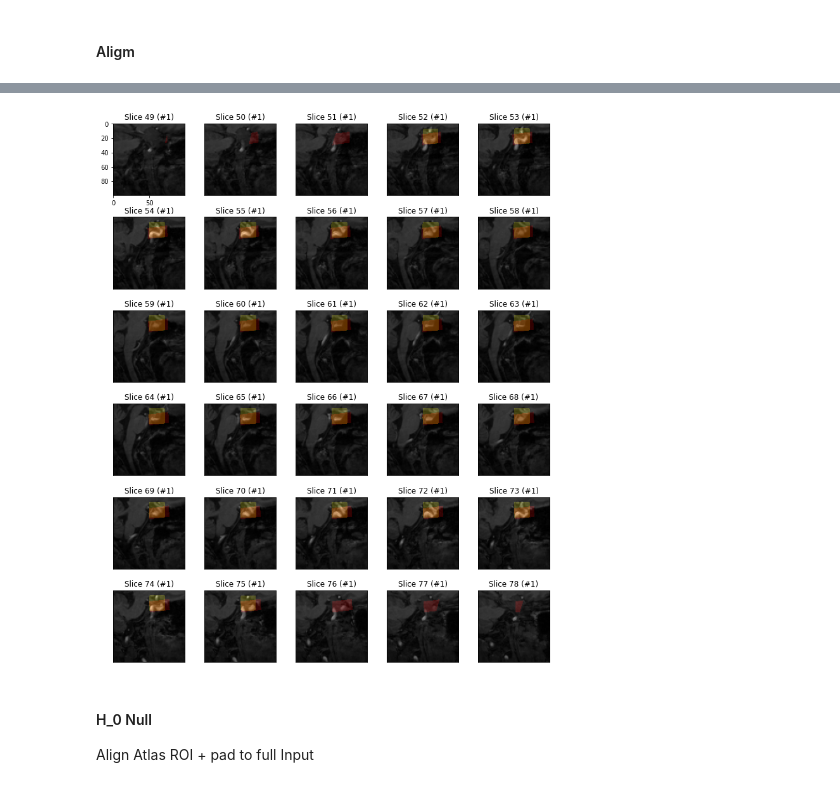
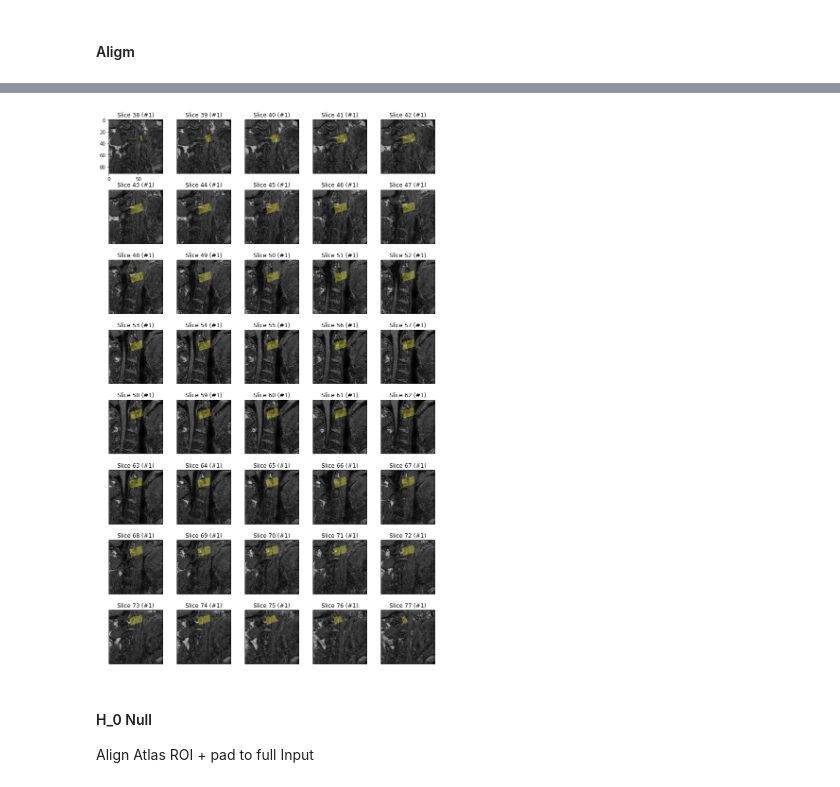
Before and after one commit to RGologorsky/DeepPit, a Jupyter notebook: 1 - Cascaded-PPMI.ipynb, the cells around one changed output, grey strips where cells are left out. Saved outputs shown, nothing was run; the diff lists cells and outputs as text; code cells hidden in the pictures.

Commit message:
cascade al

```diff
--- a/1 - Cascaded-PPMI.ipynb
+++ b/1 - Cascaded-PPMI.ipynb
@@ -129,0 +307,2 @@ viz_axis(np_arr = ppmi1_arr, \
+# %%
+flip_obj = sitk.Flip(reoriented_obj, [False, True, False])
@@ -130,10 +345,10 @@ viz_axis(np_arr = ppmi1_arr, \
 # %%
-input_obj = ppmi1_obj
+input_obj = flip_obj
 # %% [markdown]
 ### Compare metadata
 # %%
 atlas_obj, atlas_mask_obj = atlas_objs[0], atlas_mask_objs[0]
-input_obj = input_objs[0]
+#input_obj = input_objs[0]
 
 def lmap(fn, arr): return [fn(o) for o in arr]
 
@@ -623,6 +868,8 @@ def get_cropped(pads, bbox_coords, obj, mask_obj):
            None if mask_obj is None else mask_obj[imin-ipad:imin+ipad, jmin-jpad:jmin+jpad, kmin-kpad:kmin+kpad]
 # %%
 pads = 50,50,50
+
+pads = 46, 46, 46
 
 resampled_input_mask_obj = None
 
@@ -810,13 +1047,13 @@ viz_axis(np_arr = cascade_input_arr, \
 # %%
-full_cascade_input_slice_range = lrange(49,79)
+full_cascade_input_slice_range = lrange(38,78)
 viz_axis(np_arr = cascade_input_arr, \
-        bin_mask_arr  = cascade_input_mask_arr, color1 = "yellow", alpha1=0.3, \
-        bin_mask_arr2  = cascade_pred_mask_arr, color2 = "red", alpha2=0.3, \
+        bin_mask_arr  = cascade_pred_mask_arr, color1 = "yellow", alpha1=0.3, \
+        #bin_mask_arr2  = cascade_pred_mask_arr, color2 = "red", alpha2=0.3, \
         slices=full_cascade_input_slice_range, fixed_axis=0, \
         axis_fn = np.rot90, \
-        grid = [10, 5], hspace=0.3, fig_mult=2)
+        grid = [8, 5], hspace=0.3, fig_mult=2)
 # %% [output]
-[figure, old version]
+[figure, new version]
 # %% [markdown]
 #### H_0 Null
 
```
Also changed, not shown: parts of 42 cells of this notebook, 5 other files.
